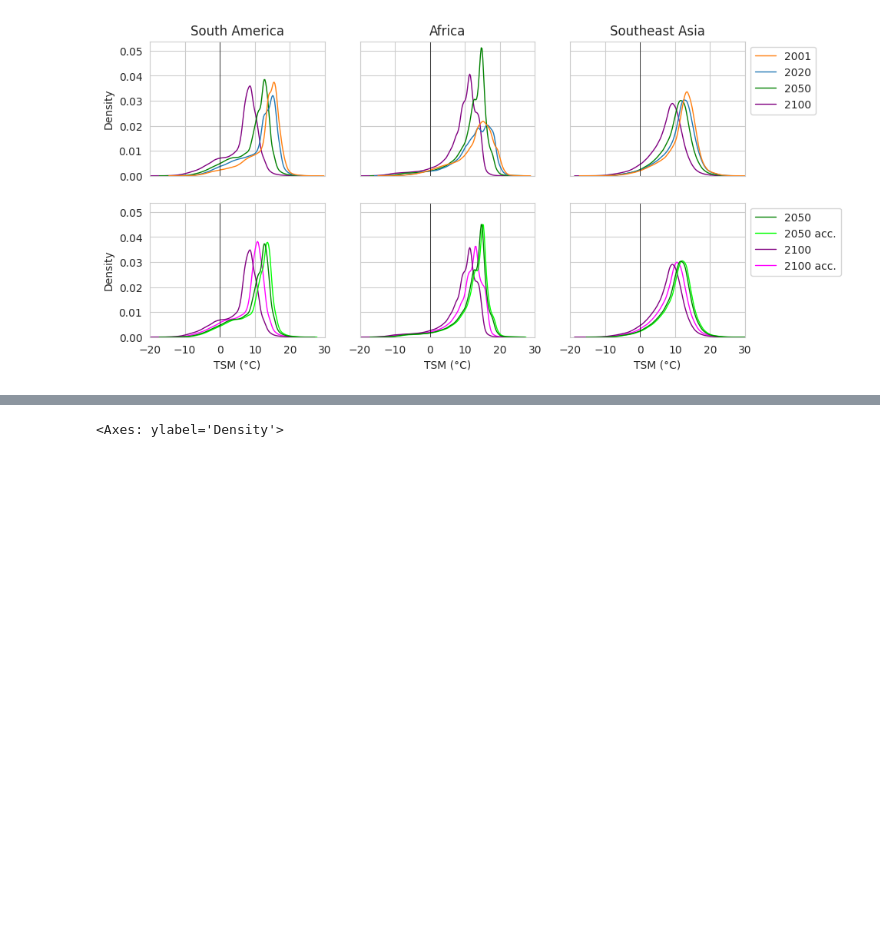
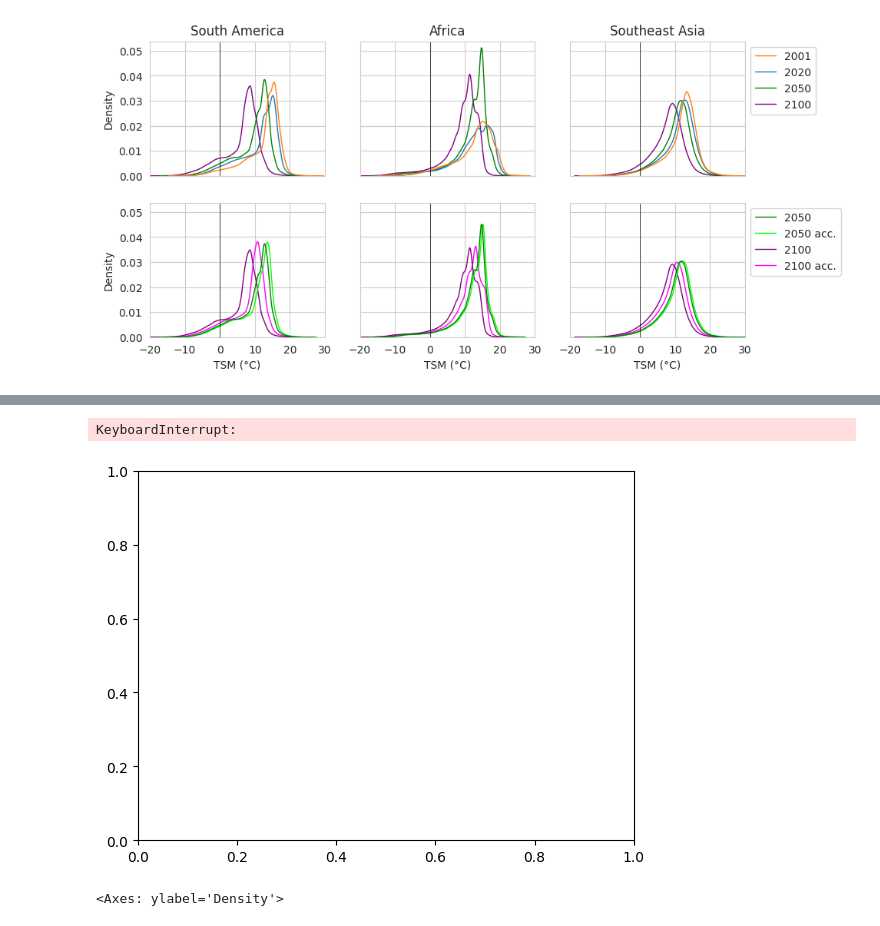
Before and after one commit to gaslen/Tcrit_tropical, a Jupyter notebook: figures.ipynb, the cells around one changed output, grey strips where cells are left out. Saved outputs shown, nothing was run; the diff lists cells and outputs as text; code cells hidden in the pictures; blank space fills up the shorter version.

```diff
--- a/figures.ipynb
+++ b/figures.ipynb
@@ -210,0 +298,8 @@ delta_tsurf_2100[delta_tsurf_2100==-20] = np.nan
+# %%
+df_list = []
+for key, array in frac_sps_neg_tsm.items():
+    for continent, slice in geo_slices:
+        df = pd.DataFrame({'frac_sps_neg_tsm': array[~np.isnan(array)]})
+    df['year'] = key
+    df_list.append(df)
+df = pd.concat(df_list)
@@ -211 +321,6 @@ delta_tsurf_2100[delta_tsurf_2100==-20] = np.nan
+# %%
+sns.kdeplot(df[df.year.isin(['2001','2020','2050','2100'])], x='frac_sps_neg_tsm', hue='year')
+# %% [output]
+KeyboardInterrupt:
+[figure, added]
 # %%
```
Also changed, not shown: parts of 13 cells of this notebook, 3 other files.
